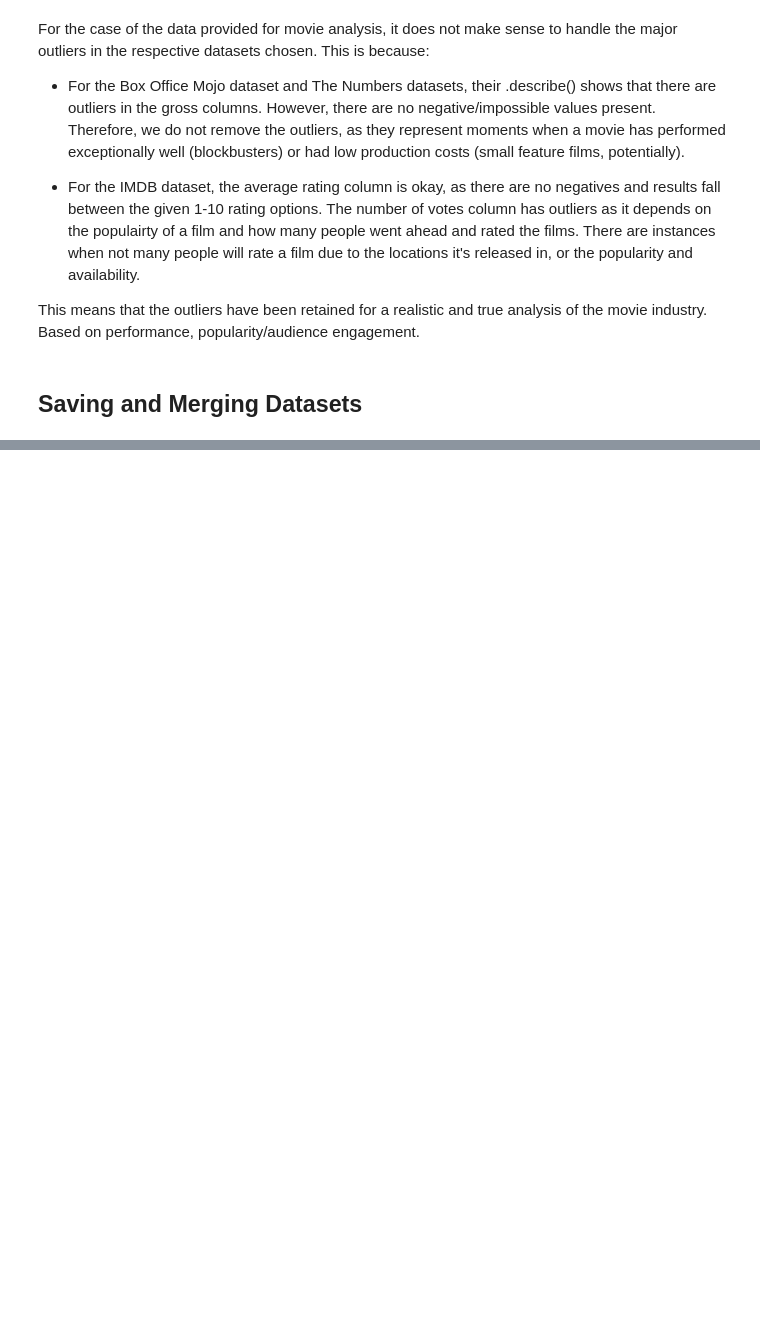
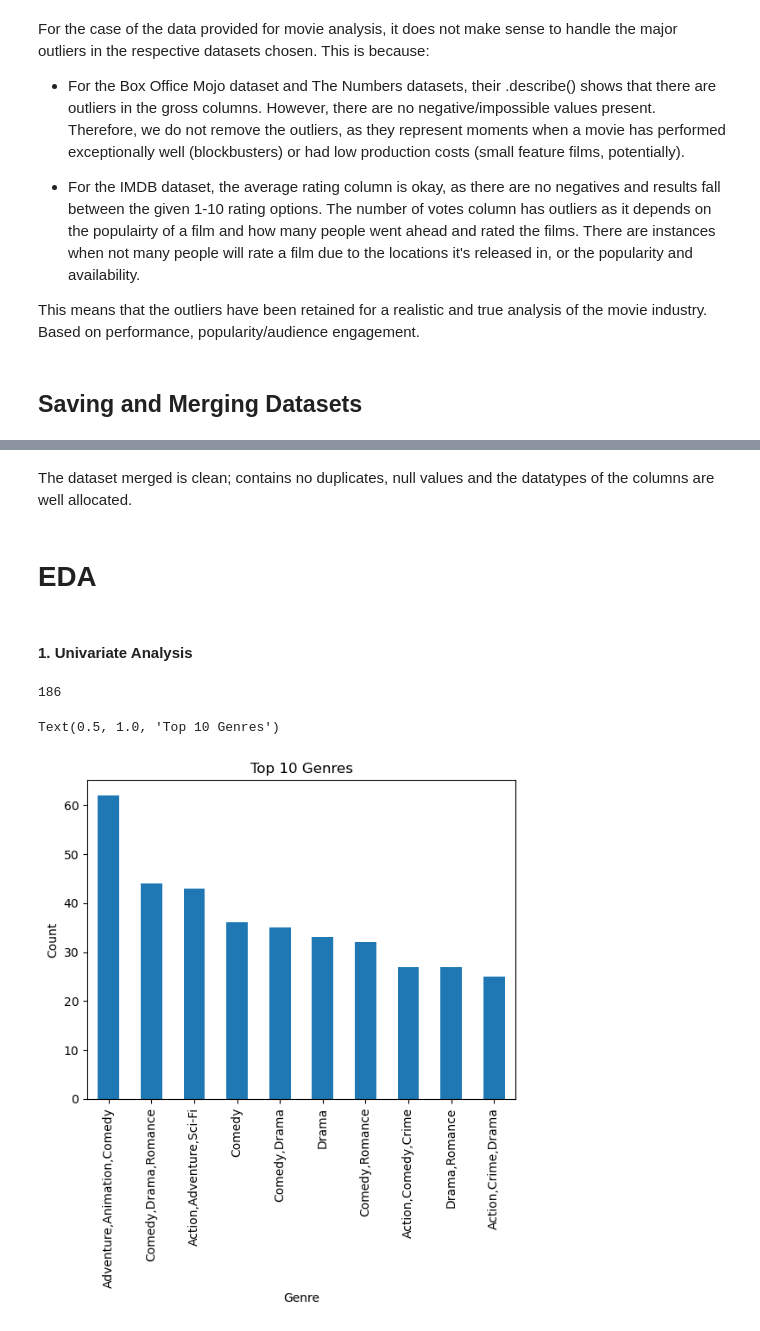
Before and after one commit to JuneHenia/Phase-2-Movie-Project, a Jupyter notebook: notebook/Movie Analysis Project.ipynb, the cells around one changed output, grey strips where cells are left out. Cells and saved outputs as stored; diff of their text form; code cells hidden in the pictures; blank space fills up the shorter version.

```diff
--- a/notebook/Movie Analysis Project.ipynb
+++ b/notebook/Movie Analysis Project.ipynb
@@ -628,0 +679,6 @@ imdb.to_csv('imdb.csv', index=False)
+# %%
+# last merge
+
+df = pd.merge(merged, movie_budgets, on = ['year', 'title_new'], how='inner')
+
+df.head()
@@ -628,0 +694,5 @@ imdb.to_csv('imdb.csv', index=False)
+# %%
+# Dropping the domestic_gross_x column
+
+df = df.drop('domestic_gross_x', axis = 1)
+df.columns
@@ -628,0 +704,5 @@ imdb.to_csv('imdb.csv', index=False)
+# %%
+# Renaming the domestic_gross_y back to domestic_gross
+
+df = df.rename(columns={'domestic_gross_y': 'domestic_gross'})
+df.columns
@@ -628,0 +765,15 @@ imdb.to_csv('imdb.csv', index=False)
+# %%
+# Dropping movie_id and id columns
+
+df = df.drop(['movie_id', 'id'], axis = 1)
+print(df.columns)
+
+# Renaming the domestic_gross_y back to domestic_gross
+
+df = df.rename(columns={'title_new': 'title', 'averagerating': 'rating', 'numvotes': 'votes'})
+print(df.columns)
+
+# Organizing the column order for ease when using Tableau
+
+df = df[['title', 'year', 'studio', 'production_budget', 'foreign_gross','domestic_gross', 'worldwide_gross', 'genres', 'rating', 'votes']]
+print(df.columns)
@@ -628,0 +791,2 @@ imdb.to_csv('imdb.csv', index=False)
+# %% [markdown]
+The dataset merged is clean; contains no duplicates, null values and the datatypes of the columns are well allocated.
@@ -628,0 +797,18 @@ imdb.to_csv('imdb.csv', index=False)
+# %% [markdown]
+# EDA
+# %% [markdown]
+#### 1. Univariate Analysis
+# %%
+df.genres.nunique()
+# %% [output]
+186
+# %%
+# Plot for the top 10 genres
+
+df['genres'].value_counts(ascending = False).head(10).plot.bar()
+plt.xlabel('Genre')
+plt.ylabel('Count')
+plt.title('Top 10 Genres')
+# %% [output]
+Text(0.5, 1.0, 'Top 10 Genres')
+[figure, added]
```
Also changed, not shown: parts of 23 cells of this notebook, 2 other files.
